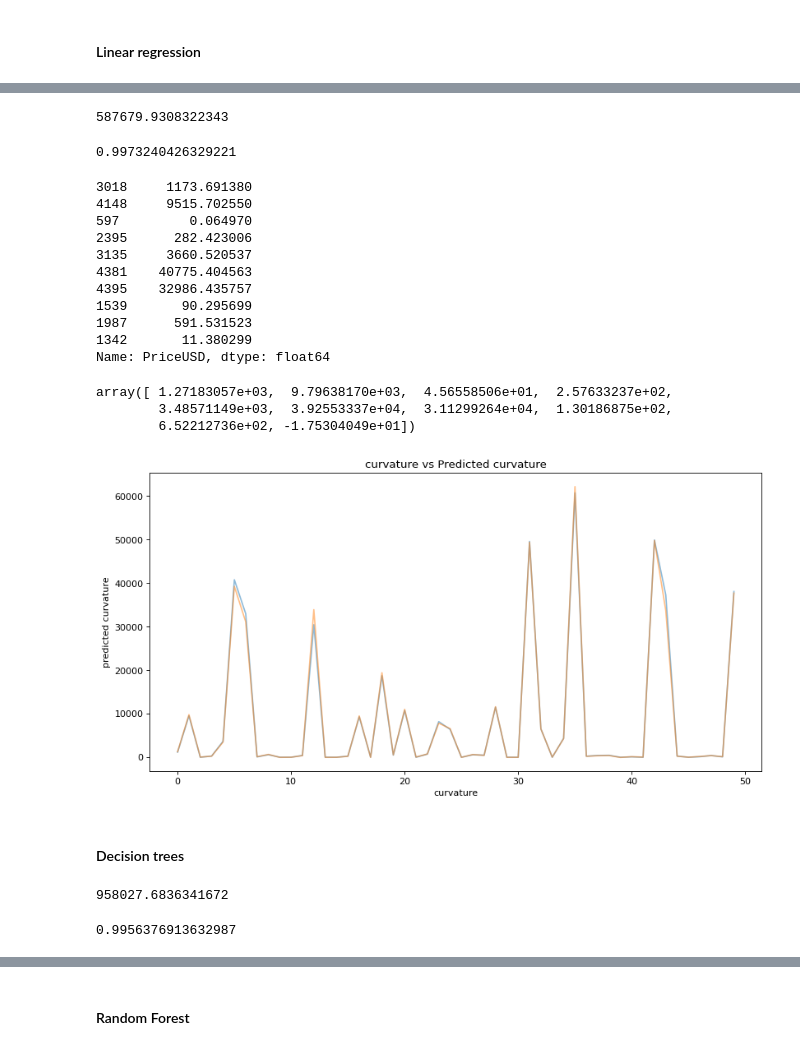
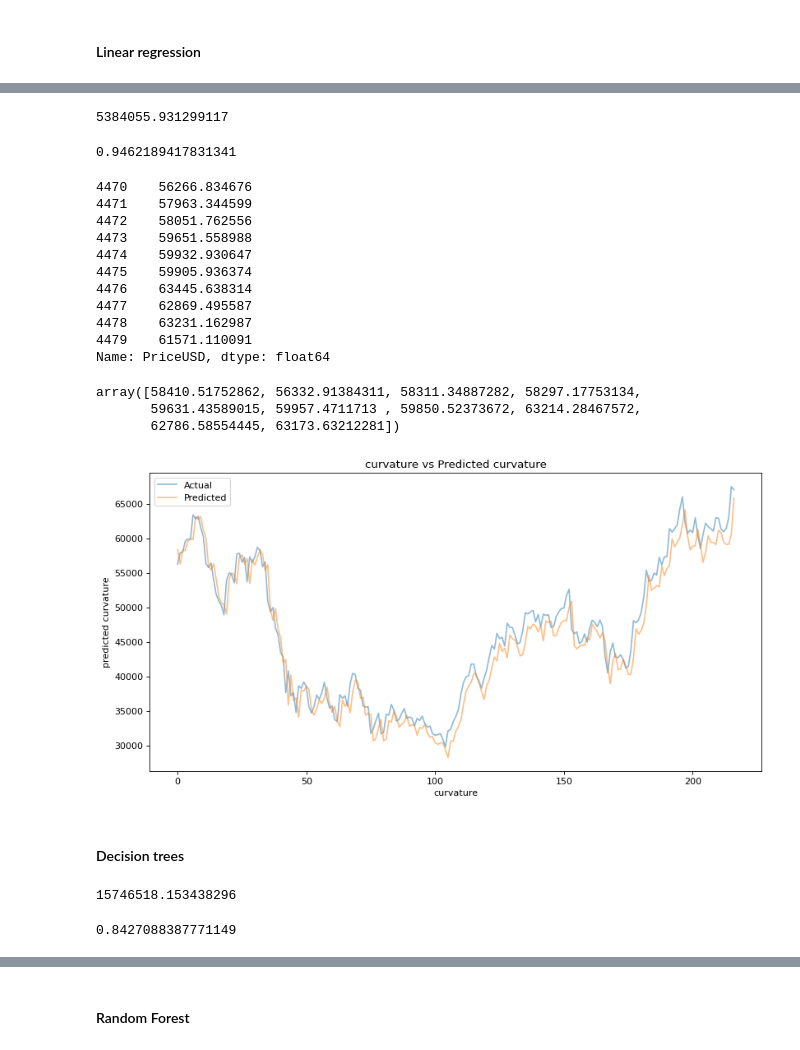
Before and after one commit to ostapkharysh/CryptocurrencyPredictionOnFundamentalData, a Jupyter notebook: Cryptoasset_price.ipynb, the cells around one changed output, grey strips where cells are left out. Cells and saved outputs as stored; diff of their text form; code cells hidden in the pictures.

```diff
--- a/Cryptoasset_price.ipynb
+++ b/Cryptoasset_price.ipynb
@@ -245,8 +245,9 @@ array([[0.00000000e+00, 2.76990962e-08, 9.76176231e-07, ...,
 # %%
 from sklearn.model_selection import train_test_split
 # %%
-X_train, X_rem, y_train, y_rem = train_test_split(X,y, train_size=0.8, shuffle=True) # Train and (validation + test)
-X_valid, X_test, y_valid, y_test = train_test_split(X_rem,y_rem, test_size=0.5, shuffle=True) # validation and test
+X_train, X_rem, y_train, y_rem = train_test_split(X,y, train_size=0.9, shuffle=False) # Train and (validation + test)
+
+X_valid, X_test, y_valid, y_test = train_test_split(X_rem,y_rem, test_size=0.5, shuffle=False) # validation and test
 
 print(X_train.shape), print(y_train.shape)
 print(X_valid.shape), print(y_valid.shape)
@@ -289,44 +290,45 @@ results_valid = reg.predict(X_valid)
 from sklearn.metrics import mean_squared_error
 mean_squared_error(y_valid, results_valid)
 # %% [output]
-587679.9308322343
+5384055.931299117
 # %%
 from sklearn.metrics import r2_score
 r2_score(y_valid, results_valid)
 # %% [output]
-0.9973240426329221
+0.9462189417831341
 # %%
 y_valid[:10]
 # %% [output]
-3018     1173.691380
-4148     9515.702550
-597         0.064970
-2395      282.423006
-3135     3660.520537
-4381    40775.404563
-4395    32986.435757
-1539       90.295699
-1987      591.531523
-1342       11.380299
+4470    56266.834676
+4471    57963.344599
+4472    58051.762556
+4473    59651.558988
+4474    59932.930647
+4475    59905.936374
+4476    63445.638314
+4477    62869.495587
+4478    63231.162987
+4479    61571.110091
 Name: PriceUSD, dtype: float64
 # %%
 results_valid[:10]
 # %% [output]
-array([ 1.27183057e+03,  9.79638170e+03,  4.56558506e+01,  2.57633237e+02,
-        3.48571149e+03,  3.92553337e+04,  3.11299264e+04,  1.30186875e+02,
-        6.52212736e+02, -1.75304049e+01])
+array([58410.51752862, 56332.91384311, 58311.34887282, 58297.17753134,
+       59631.43589015, 59957.4711713 , 59850.52373672, 63214.28467572,
+       62786.58554445, 63173.63212281])
 # %%
 from matplotlib.pyplot import figure
 figure(figsize=(12, 6), dpi=80)
 
-plt.plot(y_valid.values[:50], label = "Actual", alpha=0.5)
-plt.plot(results_valid[:50], label = "Predicted", alpha=0.5)
+plt.plot(y_valid.values, label = "Actual", alpha=0.5)
+plt.plot(results_valid, label = "Predicted", alpha=0.5)
 plt.xlabel("curvature")
 plt.ylabel("predicted curvature")
 plt.title("curvature vs Predicted curvature")
+plt.legend()
 plt.show()
 # %% [output]
-[figure, old version]
+[figure, new version]
 # %% [markdown]
 #### Decision trees
 # %%
@@ -339,5 +341,5 @@ results_valid = decTree.predict(X_valid)
 print(mean_squared_error(y_valid, results_valid))
 r2_score(y_valid, results_valid)
 # %% [output]
-958027.6836341672
+15746518.153438296
-0.9956376913632987
+0.8427088387771149
```
Also changed, not shown: parts of 19 cells of this notebook.
